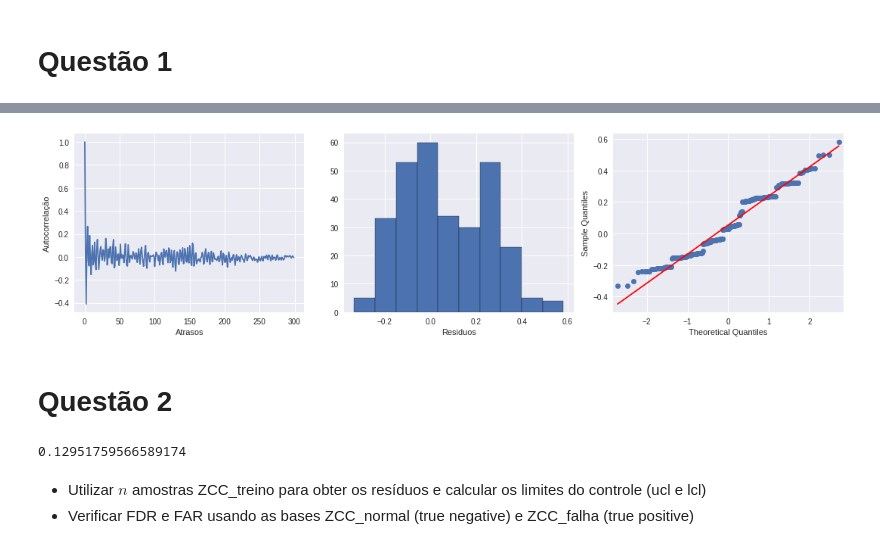
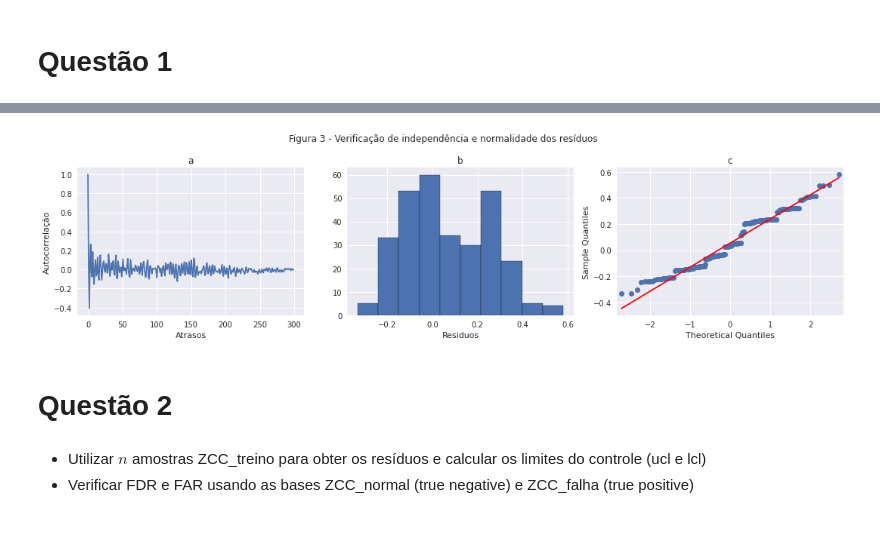
Before and after one commit to ifribeiro/TEI-EstApl, a Jupyter notebook: EPC10.ipynb, the cells around one changed output, grey strips where cells are left out. Cells and saved outputs as stored; diff of their text form; code cells hidden in the pictures.

```diff
--- a/EPC10.ipynb
+++ b/EPC10.ipynb
@@ -68,14 +64,18 @@ crus_corr = ccf(residuos_zc, residuos_zc, adjusted=False)
 # %%
 fig, ax = plt.subplots(figsize=(15,4), ncols=3)
 ax[0].plot(crus_corr)
 ax[1].hist(residuos_zc, edgecolor='black')
+sm.qqplot(np.array(residuos_zc), line='s', ax=ax[2])
+plt.suptitle("Figura 3 - Verificação de independência e normalidade dos resíduos")
 ax[0].set_xlabel("Atrasos")
 ax[0].set_ylabel("Autocorrelação")
+ax[0].set_title("a")
 ax[1].set_xlabel("Residuos")
-sm.qqplot(np.array(residuos_zc), line='s', ax=ax[2])
+ax[1].set_title("b")
+ax[2].set_title("c")
 plt.tight_layout();
 # %% [output]
-[figure, old version]
+[figure, new version]
 # %% [markdown]
 # Questão 2
 # %%
@@ -84,10 +84,6 @@ Y2c = ZCC_treino[:, 1]
 b0, b1 = res1.params
 # previsao de y usando X de ZCC_treino
 Y_hat = [b0 + b1*xi for xi in X2c]
-# %%
-norm.pdf(1.5)
-# %% [output]
-0.12951759566589174
 # %%
 def controle(media, desvio, n, s=3):
     desvio_a = desvio/np.sqrt(n)
```
Also changed, not shown: parts of 11 cells of this notebook.
